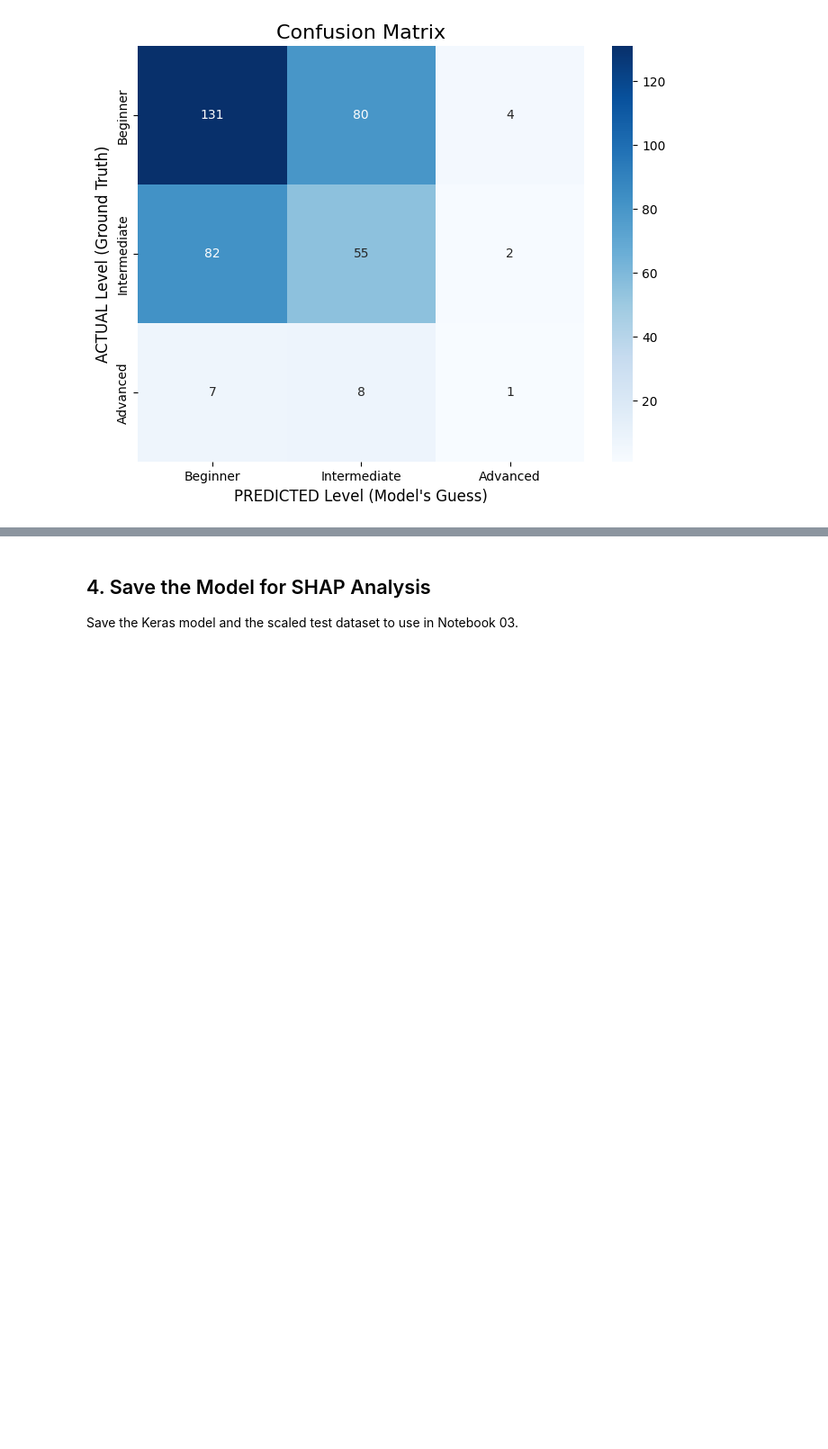
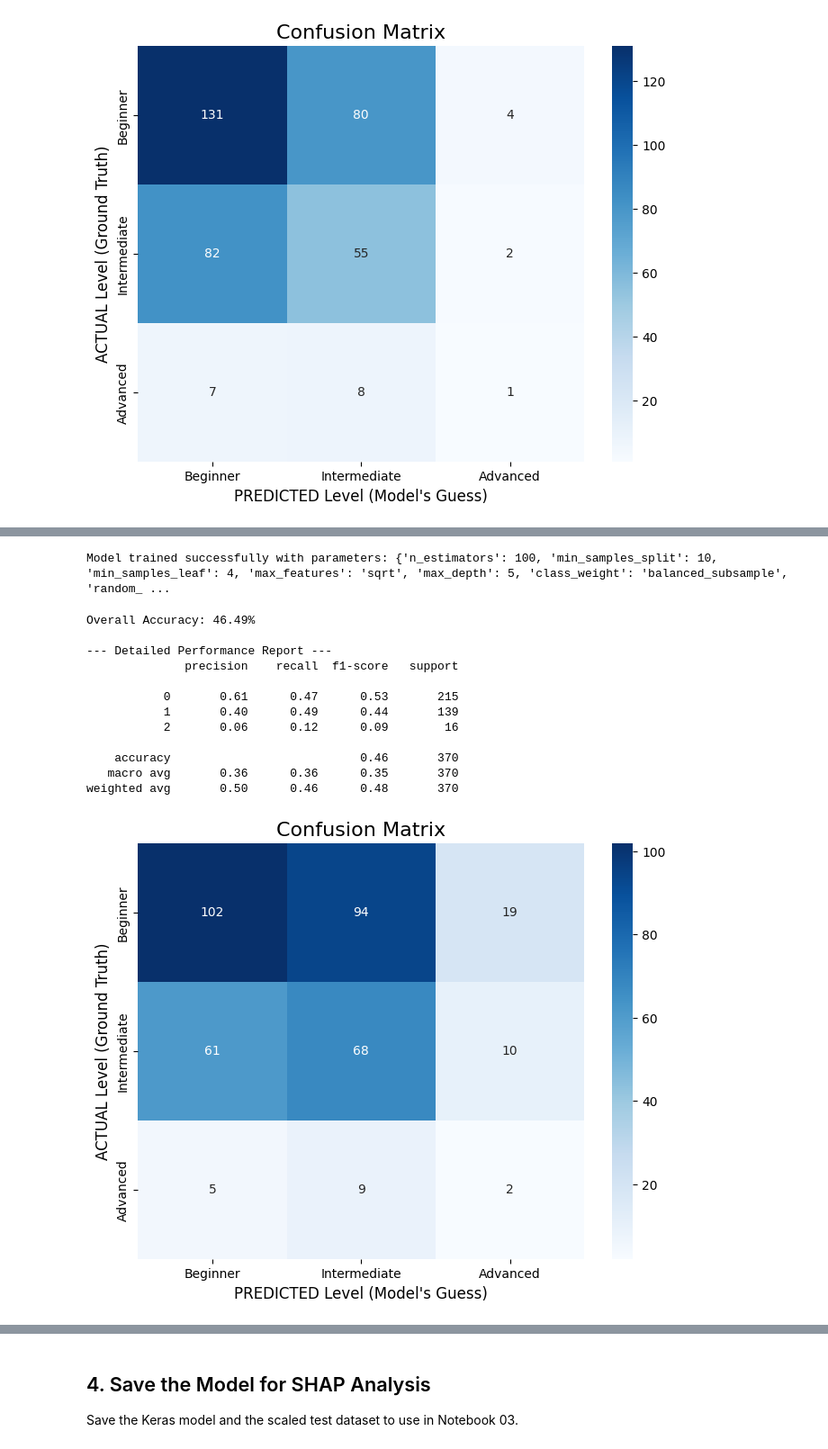
Before and after one commit to sgraziabile/proyecto-mineria, a Jupyter notebook: notebooks/02_model_architecture_and_training.ipynb, the cells around one changed output, grey strips where cells are left out. Shown at 90% size. Drawn from its saved outputs; the diff is of its cells as text; code cells hidden in the pictures; blank space fills up the shorter version.

Commit message:
Applied Randomized Search for better RF hiperparameters. Switched to XGBoost and trained with basic hiperparameters.

```diff
--- a/notebooks/02_model_architecture_and_training.ipynb
+++ b/notebooks/02_model_architecture_and_training.ipynb
@@ -277,0 +347,31 @@ rf_model = train_random_forest(
+# %%
+#Train the random forest with the best hyperparameters found
+rf_model = train_random_forest(
+    X_train,
+    y_train,
+    n_estimators=100,
+    min_samples_split=10,
+    min_samples_leaf=4,
+    max_features='sqrt',
+    max_depth=5,
+    class_weight='balanced_subsample'
+)
+# %% [output]
+Model trained successfully with parameters: {'n_estimators': 100, 'min_samples_split': 10, 'min_samples_leaf': 4, 'max_features': 'sqrt', 'max_depth': 5, 'class_weight': 'balanced_subsample', 'random_ ...
+# %%
+#Evaluate the tuned model on unseen data
+evaluate_model(rf_model, X_test, y_test)
+# %% [output]
+Overall Accuracy: 46.49%
+
+--- Detailed Performance Report ---
+              precision    recall  f1-score   support
+
+           0       0.61      0.47      0.53       215
+           1       0.40      0.49      0.44       139
+           2       0.06      0.12      0.09        16
+
+    accuracy                           0.46       370
+   macro avg       0.36      0.36      0.35       370
+weighted avg       0.50      0.46      0.48       370
+[figure, added]
```
Also changed, not shown: parts of 8 cells of this notebook.
